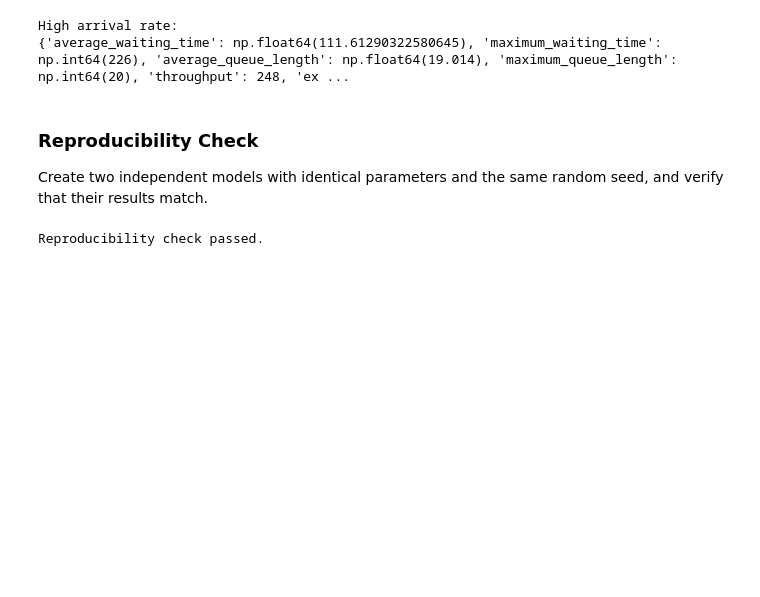
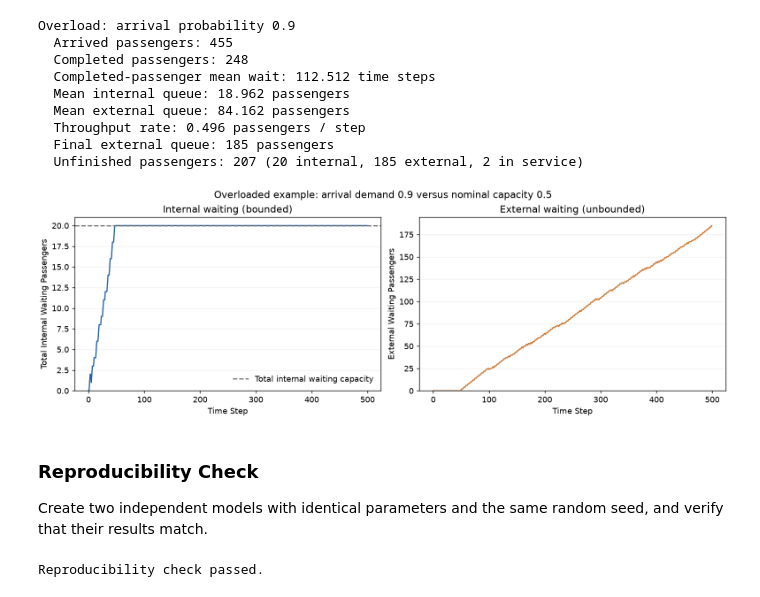
Before and after one commit to xAmyyang/4403Computational-Modelling, a Jupyter notebook: notebooks/airport_security_model.ipynb, the cells around one changed output. Saved outputs shown, nothing was run; the diff lists cells and outputs as text; code cells hidden in the pictures; blank space fills up the shorter version.

```diff
--- a/notebooks/airport_security_model.ipynb
+++ b/notebooks/airport_security_model.ipynb
@@ -72,16 +180,41 @@ high_model = AirportSecurityModel(
     queue_capacity=10,
     num_checkpoints=2,
     processing_time=4,
-    simulation_steps=500
+    simulation_steps=500,
+    processing_time_variation=0,
+    seed=42,
 )
 
 high_model.run()
 
-print("High arrival rate:")
-print(high_model.get_results())
+high_summary = summarize_demo(high_model, "Overload: arrival probability 0.9")
 # %% [output]
-High arrival rate:
-{'average_waiting_time': np.float64(111.61290322580645), 'maximum_waiting_time': np.int64(226), 'average_queue_length': np.float64(19.014), 'maximum_queue_length': np.int64(20), 'throughput': 248, 'ex ...
+Overload: arrival probability 0.9
+  Arrived passengers: 455
+  Completed passengers: 248
+  Completed-passenger mean wait: 112.512 time steps
+  Mean internal queue: 18.962 passengers
+  Mean external queue: 84.162 passengers
+  Throughput rate: 0.496 passengers / step
+  Final external queue: 185 passengers
+  Unfinished passengers: 207 (20 internal, 185 external, 2 in service)
+# %%
+fig, axes = plt.subplots(1, 2, figsize=(12, 4), layout="constrained")
+fig.suptitle("Overloaded example: arrival demand 0.9 versus nominal capacity 0.5")
+axes[0].plot(high_model.queue_length_history, color="#2563A6")
+axes[0].axhline(high_model.queue_capacity * high_model.num_checkpoints,
+                color="#777777", linestyle="--", label="Total internal waiting capacity")
+axes[0].set(title="Internal waiting (bounded)", ylabel="Total Internal Waiting Passengers")
+axes[0].legend(frameon=False)
+axes[1].plot(high_model.external_waiting_history, color="#CE7833")
+axes[1].set(title="External waiting (unbounded)", ylabel="External Waiting Passengers")
+for ax in axes:
+    ax.set_xlabel("Time Step")
+    ax.set_ylim(bottom=0)
+    ax.grid(axis="y", alpha=0.2)
+plt.show()
+# %% [output]
+[figure, added]
 # %% [markdown]
 ### Reproducibility Check
 Create two independent models with identical parameters and the same random seed, and verify that their results match.
```
Also changed, not shown: parts of 14 cells of this notebook.
